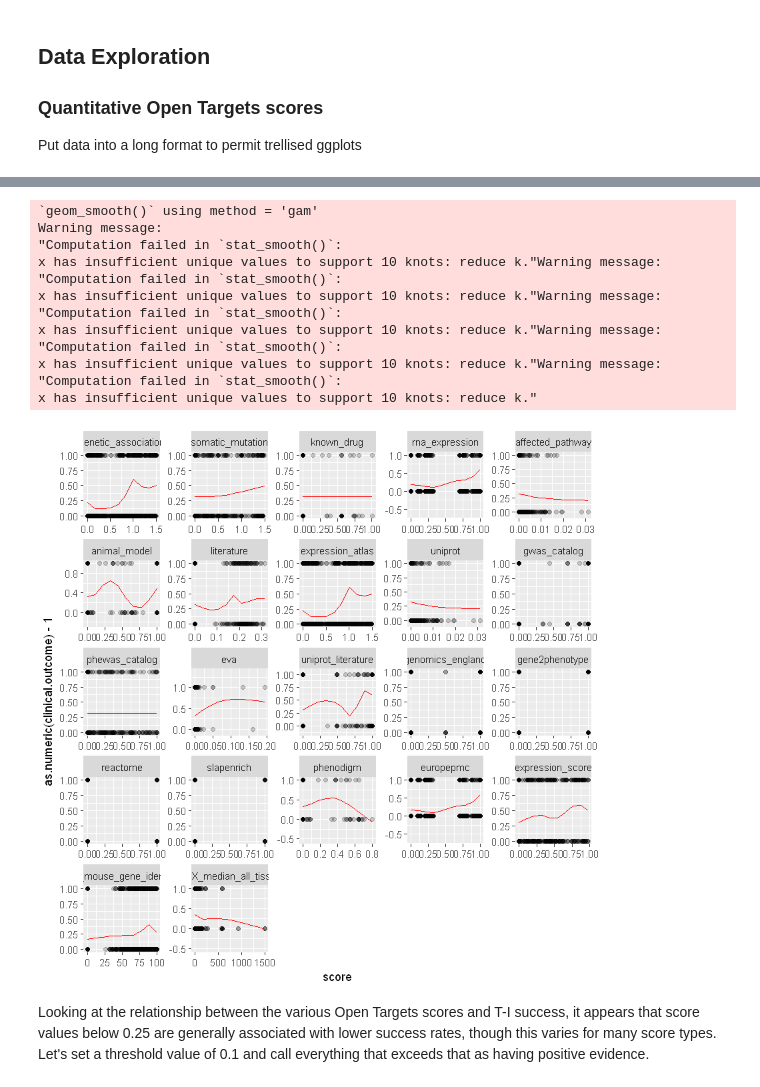
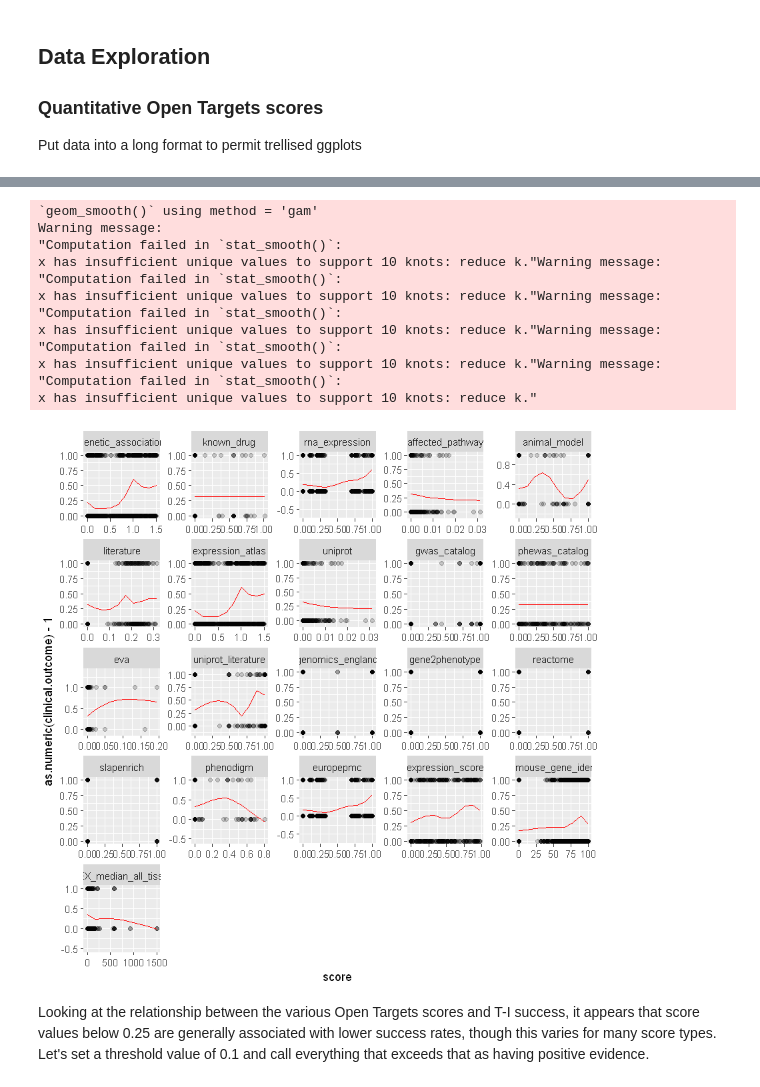
Before and after one commit to opentargets-archive/biodatawest_hackathon, a Jupyter notebook: R/OpenTargetsDatathonRNotebook.ipynb, the cells around one changed output, grey strips where cells are left out. Saved outputs shown, nothing was run; the diff lists cells and outputs as text; code cells hidden in the pictures.

```diff
--- a/R/OpenTargetsDatathonRNotebook.ipynb
+++ b/R/OpenTargetsDatathonRNotebook.ipynb
@@ -27,7 +37,8 @@ library(dplyr)
 ### Pharmaprojects data
 The first data file, Pprojects_drugs_TTlabel.csv, is derived from Informa Pharmaprojects, a commercial database tracking the development of over 68,000 drugs over the past several decades.  Researchers at GSK have carefully processed and curated this database to create a summary of all target-indication pairs (T-I) that have entered clinical development, tracking the furthest stage of development achieved.  A T-I is considered successful if any drug annotated to act through the selected target was approved for the accompanying indication.  Further details are available on the See [the datathon Wiki site](https://github.com/opentargets/biodatawest_hackathon/wiki/Open-Targets-hackathon-datasets-description) for details.  The objective of this datathon is to identify the genomic factors that predict successful T-Is (for example, see the related paper by Nelson et al. 2015).  Informa has permitted us to make these data freely available to the datathon participants during the course of this datathon.  They must be permanently deleted after the datathon work is completed, as agreed in the survey.  We have identified 80%/20% of T-Is as a training set and test set.  We encourage any participants interested in exploring predictive models to use them as such.
 # %%
-pp.data = read.csv("Pprojects_drugs_TTlabel.csv", na.strings = c("NA", ""), header = TRUE) %>%
+pp.data = read.csv("Pprojects_drugs_TTlabel.csv",
+                   na.strings = c("NA", ""), header = TRUE) %>%
   filter(DiseaseType %in% "Non-Neoplasm") %>%
   rename(key = target_indication)
 # %%
@@ -169,13 +183,15 @@ ugene.data <- gene.data %>%
 ### Merge data into single data frame for analysis
 # %%
 all.data <- pp.data %>%
-    filter(Clinical.Label_PP %in% c("Clinical Failure", "Succeeded")) %>%
+    filter(Clinical.Label_PP %in% c("Clinical Failure",
+                                    "Succeeded")) %>%
     inner_join(ot.data) %>%
     left_join(otsource.data) %>%
     left_join(ugene.data)
 all.data = all.data %>%
     mutate(clinical.outcome =
-           droplevels(recode_factor(Clinical.Label_PP, `Clinical Failure` = "Failure",
+           droplevels(recode_factor(Clinical.Label_PP,
+                                    `Clinical Failure` = "Failure",
                                     `Succeeded` = "Success")))
 dim(all.data)
 summary(all.data)
@@ -217,21 +233,31 @@ Warning message:
 Put data into a long format to permit trellised ggplots
 # %%
 id.vars = c('key', 'symbol', 'disease_label')
-outcome.vars = c('Clinical.Label_PP', 'Furthest.Phase', 'Therapeutic.Direction', 'clinical.outcome')
-ot.scores = c('genetic_association', 'somatic_mutation', 'known_drug', 'rna_expression',
+outcome.vars = c('Clinical.Label_PP', 'Furthest.Phase',
+                 'Therapeutic.Direction', 'clinical.outcome')
+ot.scores = c('genetic_association',
+              'known_drug', 'rna_expression',
            'affected_pathway', 'animal_model', 'literature')
-otsrc.scores = c('expression_atlas', 'uniprot', 'gwas_catalog', 'phewas_catalog',
-                 'eva', 'uniprot_literature', 'genomics_england', 'gene2phenotype',
+otsrc.scores = c('expression_atlas', 'uniprot', 'gwas_catalog',
+                 'phewas_catalog',
+                 'eva', 'uniprot_literature', 'genomics_england',
+                 'gene2phenotype',
                  'reactome', 'slapenrich', 'phenodigm', 'europepmc',
                  'expression_score')
 gene.qvars = c('pc_mouse_gene_identity', 'GTEX_median_all_tissues')
-gene.cvars = c('protein_class', 'target_class', 'topology_type', 'target_location',
-              'ExAC_LoF')
+gene.cvars = c('protein_class', 'target_class', 'topology_type',
+               'target_location', 'ExAC_LoF')
 # %%
-all.long = gather(all.data[, c(id.vars, outcome.vars, ot.scores, otsrc.scores, gene.qvars)],
-                       datasource, score, genetic_association:GTEX_median_all_tissues, factor_key = TRUE)
-ot.long = gather(all.data[, c(id.vars, outcome.vars, ot.scores, otsrc.scores)],
-                       datasource, score, genetic_association:expression_score, factor_key = TRUE)
+all.long = gather(all.data[, c(id.vars, outcome.vars, ot.scores,
+                               otsrc.scores, gene.qvars)],
+                  datasource, score,
+                  genetic_association:GTEX_median_all_tissues,
+                  factor_key = TRUE)
+ot.long = gather(all.data[, c(id.vars, outcome.vars, ot.scores,
+                              otsrc.scores)],
+                 datasource, score,
+                 genetic_association:expression_score,
+                 factor_key = TRUE)
 # %%
 dim(ot.long)
 summary(ot.long)
@@ -264,22 +290,23 @@ print(g)
 # %%
 g = ggplot(all.long, aes(score, as.numeric(clinical.outcome) - 1)) +
-  geom_point(alpha = 0.2) + stat_smooth(geom = "line", n = 10, color = "red") +
-  facet_wrap(~datasource, scales = "free")
+    geom_point(alpha = 0.2) +
+    stat_smooth(geom = "line", n = 10, color = "red") +
+    facet_wrap(~datasource, scales = "free")
 print(g)
 # %% [output]
 `geom_smooth()` using method = 'gam'
 Warning message:
 "Computation failed in `stat_smooth()`:
 x has insufficient unique values to support 10 knots: reduce k."Warning message:
 "Computation failed in `stat_smooth()`:
 x has insufficient unique values to support 10 knots: reduce k."Warning message:
 "Computation failed in `stat_smooth()`:
 x has insufficient unique values to support 10 knots: reduce k."Warning message:
 "Computation failed in `stat_smooth()`:
 x has insufficient unique values to support 10 knots: reduce k."Warning message:
 "Computation failed in `stat_smooth()`:
 x has insufficient unique values to support 10 knots: reduce k."
-[figure, old version]
+[figure, new version]
 # %% [markdown]
 Looking at the relationship between the various Open Targets scores and T-I success, it appears that score values below 0.25 are generally associated with lower success rates, though this varies for many score types.  Let's set a threshold value of 0.1 and call everything that exceeds that as having positive evidence.
 # %%
```
Also changed, not shown: parts of 27 cells of this notebook, 1 other file.
